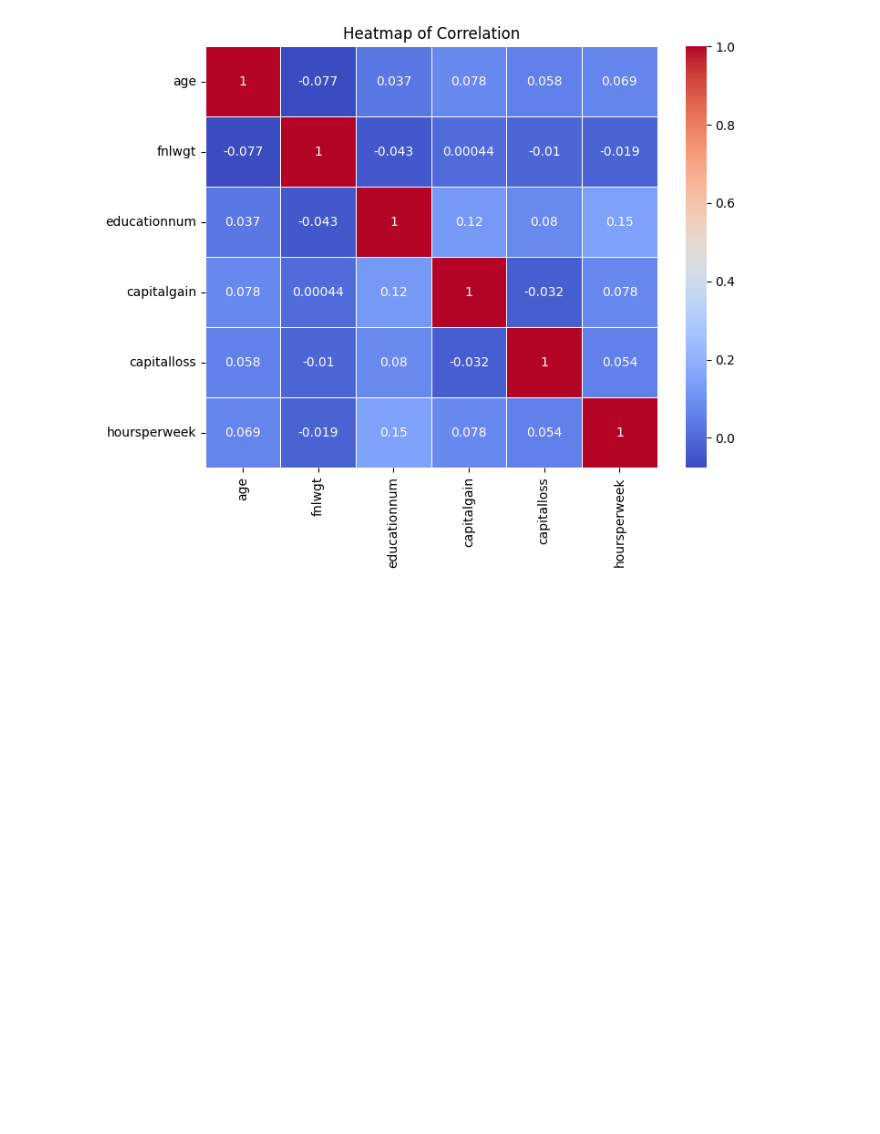
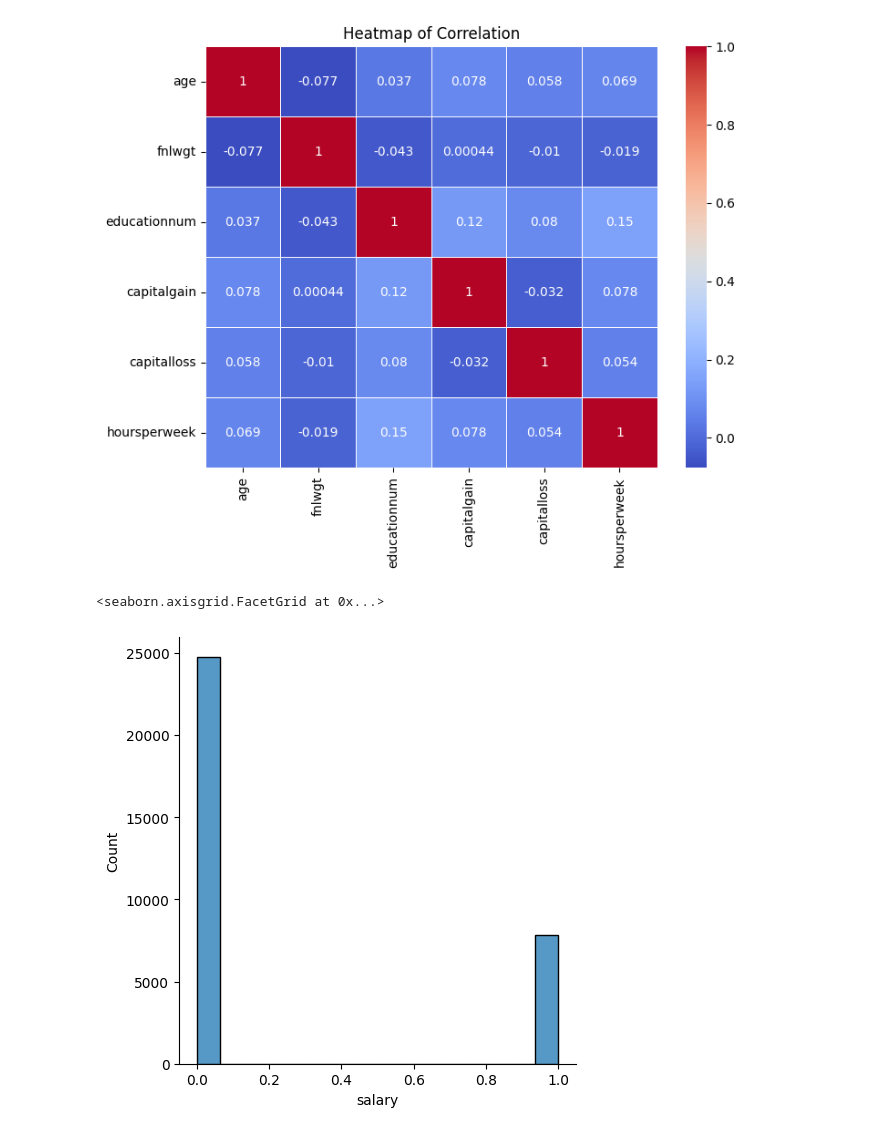
Before and after one commit to aryamankachroo/DTSC1302FinalGroupProject, a Jupyter notebook: DtscFinalProjectCode.ipynb, the cells around one changed output. Saved outputs shown, nothing was run; the diff lists cells and outputs as text; code cells hidden in the pictures; blank space fills up the shorter version.

```diff
--- a/DtscFinalProjectCode.ipynb
+++ b/DtscFinalProjectCode.ipynb
@@ -124,3 +124,10 @@ plt.title('Heatmap of Correlation')
 plt.show()
 # %% [output]
 [figure]
+# %%
+df['salary'] = df['salary'].replace({' <=50K': 0, ' >50K': 1})
+#df['salary'] = df['salary'].astype(int)
+sns.displot(x = df['salary'])
+# %% [output]
+<seaborn.axisgrid.FacetGrid at 0x...>
+[figure, added]
```
Also changed, not shown: parts of 1 cell of this notebook.
